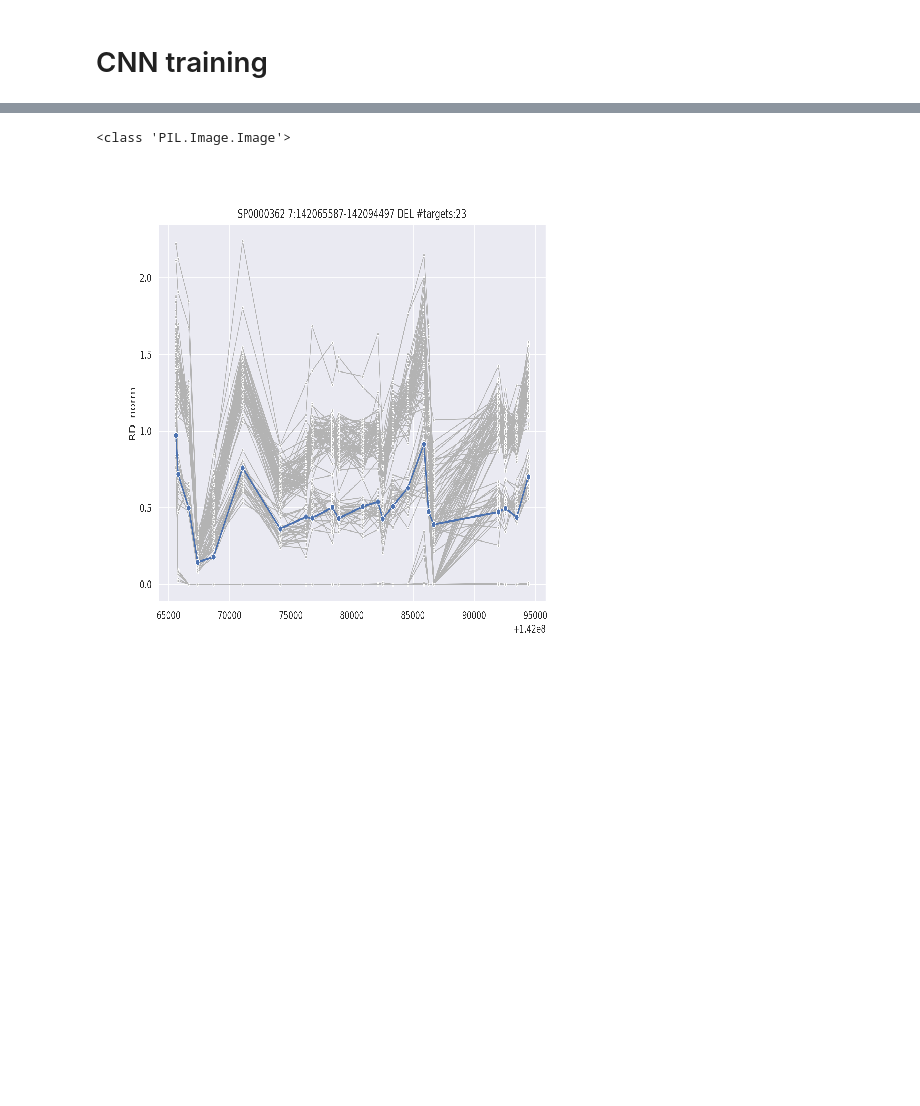
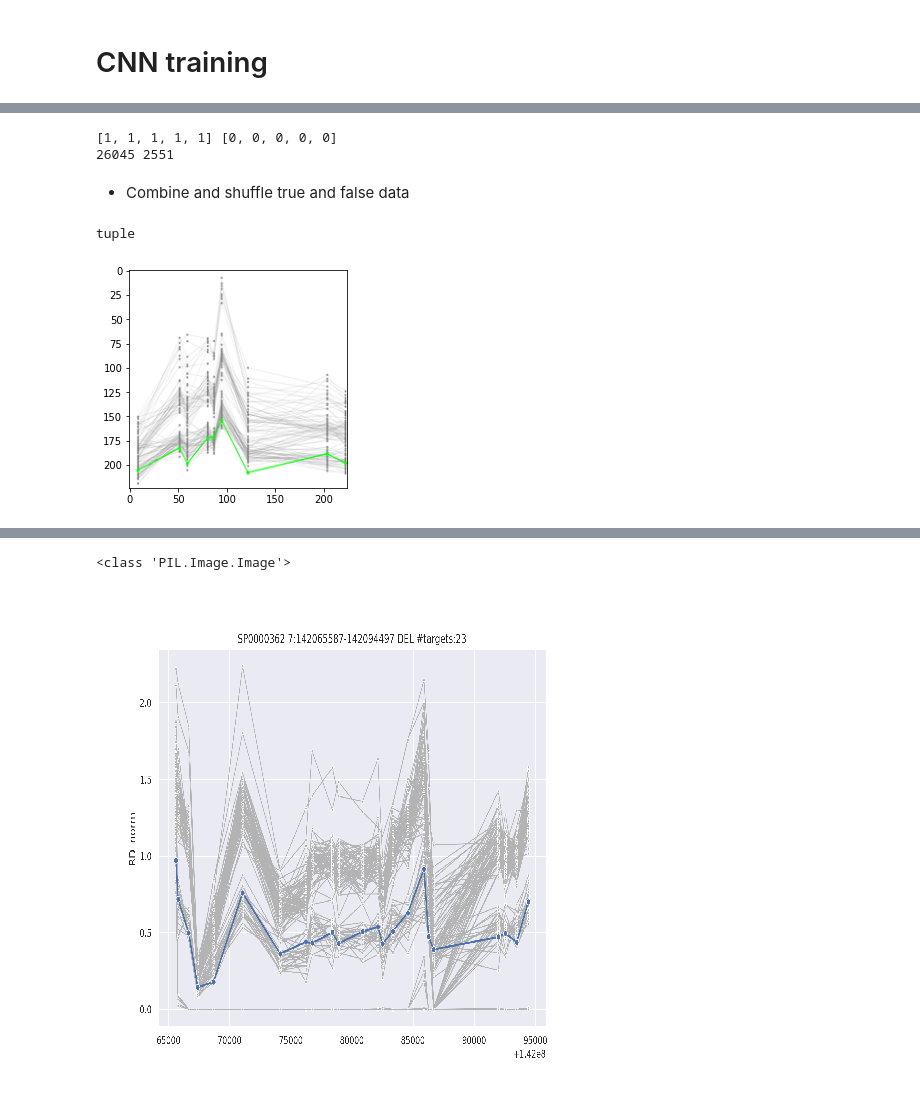
Before and after one commit to ShenLab/CNV-Espresso, a Jupyter notebook: src/training.ipynb, the cells around one changed output, grey strips where cells are left out. Saved outputs shown, nothing was run; the diff lists cells and outputs as text; code cells hidden in the pictures; blank space fills up the shorter version.

```diff
--- a/src/training.ipynb
+++ b/src/training.ipynb
@@ -14,0 +124,3 @@ img_height, img_width = 500, 500
+# %%
+true_del_img_np = loadImgs(true_del_list, img_width, img_height)
+true_del_img_np.shape
@@ -14,0 +148,25 @@ img_height, img_width = 500, 500
+# %%
+true_del_label = [1 for i in range(0,len(true_del_img_np))]
+false_del_label = [0 for i in range(0,len(false_del_img_np))]
+print(true_del_label[0:5], false_del_label[0:5])
+print(len(true_del_label), len(false_del_label))
+# %% [output]
+[1, 1, 1, 1, 1] [0, 0, 0, 0, 0]
+26045 2551
+# %% [markdown]
+- Combine and shuffle true and false data
+# %%
+del_img = np.vstack((true_del_img_np, false_del_img_np))
+del_label = true_del_label + false_del_label
+# %%
+tmp = list(zip(del_img, del_label))
+random.shuffle(tmp)
+del_img, del_label = zip(*tmp)
+# %%
+type(del_img)
+# %% [output]
+tuple
+# %%
+showImg(del_img[26045])
+# %% [output]
+[figure, added]
```
Also changed, not shown: parts of 25 cells of this notebook, 47 other files.
